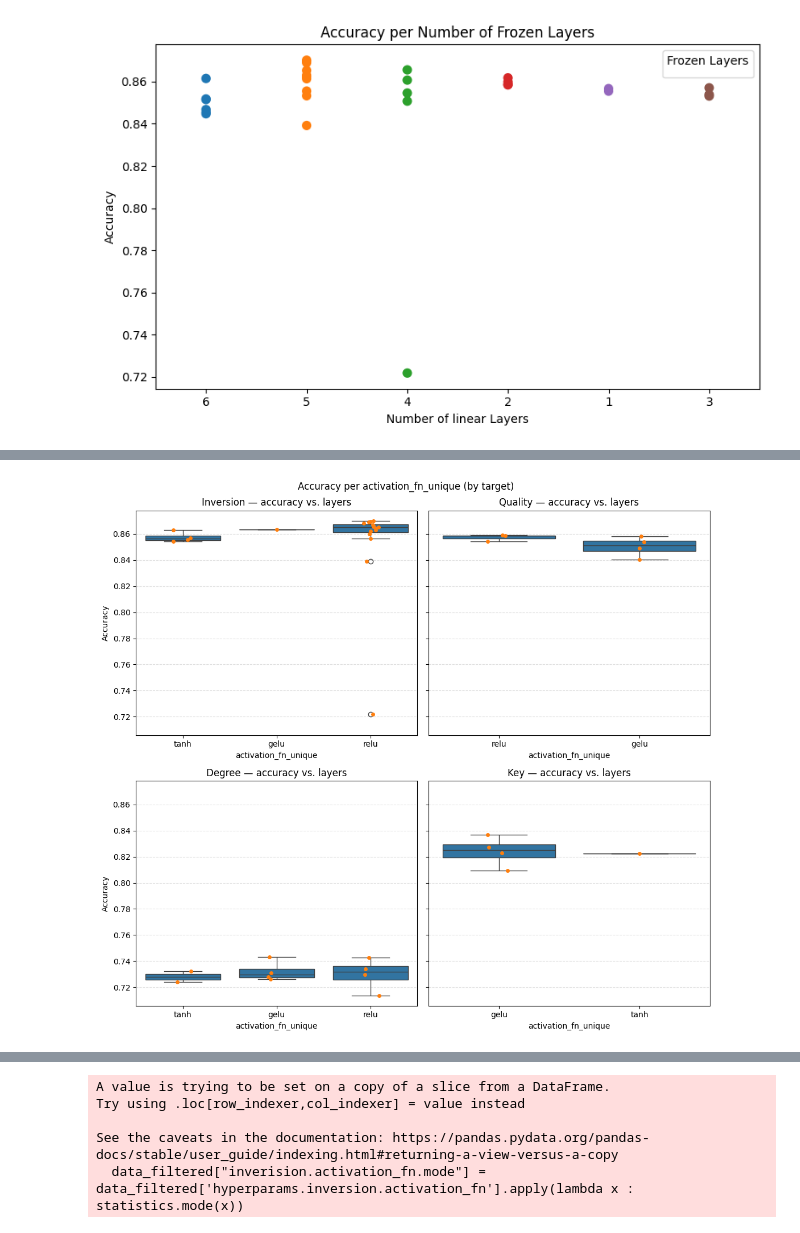
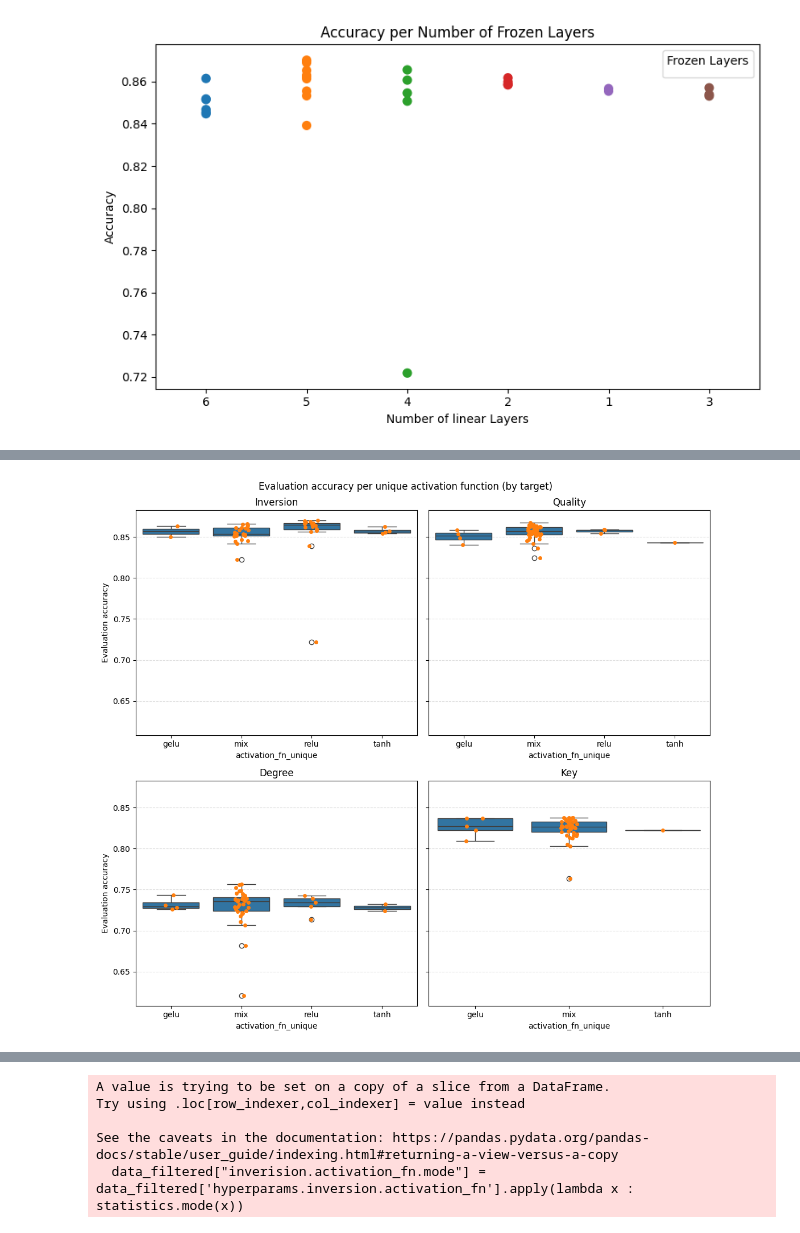
Before and after one commit to PulyaPolya/musicbert_hf, a Jupyter notebook: visualisations.ipynb, the cells around one changed output, grey strips where cells are left out. Drawn from its saved outputs; the diff is of its cells as text; code cells hidden in the pictures.

```diff
--- a/visualisations.ipynb
+++ b/visualisations.ipynb
@@ -200,18 +178,18 @@ y_pred_sorted = model.predict(x_sorted.reshape(-1, 1))
 
 # Compute rolling mean for trend line
 window = max(8, len(x) // 20)
-y_smooth = pd.Series(y[order]).rolling(window= 4, min_periods=4, center=True).mean()
+y_smooth = pd.Series(y[order]).rolling(window= 5, min_periods=4, center=True).mean()
 
 # Plot
 fig, ax = plt.subplots(figsize=(10, 5))
 ax.scatter(x, y, alpha=0.6, edgecolors='k', s=30)
-ax.plot(x_sorted, y_smooth, lw=2, label='Rolling Mean Trend')
-#ax.plot(x_sorted, y_pred_sorted, lw=2, label='Linear Regression Fit')
+ax.plot(x_sorted, y_smooth, lw=2, label='Rolling Mean Trend, window = 5')
+ax.plot(x_sorted, y_pred_sorted, lw=2, label='Linear Regression Fit')
 
 ax.set_xlabel("learning_rate")
-ax.set_ylabel("eval/accuracy")
-ax.set_title("Learning rate vs Eval/Accuracy with Linear Regression")
+ax.set_ylabel("Evaluation accuracy (average)")
+ax.set_title("Learning rate vs eval accuracy")
 ax.legend()
-
+plt.savefig("figures/learning_rate_vs_eval_acc.pdf", format="pdf", bbox_inches="tight")
 plt.show()
 # %% [output]
@@ -378,0 +336,10 @@ df_activation_array
+# %%
+def create_df_activation(df, target):
+    # Check if all activations are the same
+    def check_unique(v):
+        unique = set(v)
+        return list(unique)[0] if len(unique) == 1 else "mix"
+
+    df_target = df[[f"{target}.activation_fn", f"eval/{target}_accuracy"]].copy()
+    df_target[f"{target}.activation_fn_unique"] = df_target[f"{target}.activation_fn"].apply(check_unique)
+    return df_target
@@ -379,8 +356,9 @@ df_activation_array
 # %%
 df_activation_array = []
+df_not_unique_activatin_array = []
 targets = ["inversion", "quality", "primary_alteration_primary_degree_secondary_alteration_secondary_degree" , "key_pc_mode" ]
 for target in targets:
-    df_target = create_df_unique_activation (data_filtered,target)
+    df_target = create_df_activation (data_filtered,target)
     df_activation_array.append(df_target)
 parameter = "activation_fn_unique"
 suffix = ""
@@ -403,41 +381,43 @@ targets = [
         ("Key",
         [f"key_pc_mode.{parameter}{suffix}"],
         ["eval/key_pc_mode_accuracy"]),
     ]
 fig, axes = plt.subplots(2, 2, figsize=(11, 10), sharey=True)
 axes = axes.ravel()
 i = 0
 for ax, (name, layer_cands, acc_cands) in zip(axes, targets):
     layer_col = pick_col(df_activation_array[i], layer_cands)
     acc_col   = pick_col(df_activation_array[i], acc_cands)
 
     plot_df = df_activation_array[i].copy()
     plot_df[layer_col] = plot_df[layer_col].astype(str)
-
+    order = sorted(plot_df[layer_col].dropna().astype(str).unique())
+    #print(order)
     # Jittered points + per-layer mean trend
     if box:
-        sns.boxplot(data=plot_df, x=layer_col, y=acc_col, dodge=False, ax = ax)
+        sns.boxplot(data=plot_df, x=layer_col, y=acc_col, dodge=False, ax = ax, order = order)
         sns.stripplot(
             data=plot_df, x=layer_col, y=acc_col,
-             jitter=True, size=5, ax=ax
+             jitter=True, size=5, ax=ax, order = order
         )
     else:
         sns.stripplot(
             data=plot_df, x=layer_col, y=acc_col,
-             jitter=True, size=5, ax=ax
+             jitter=True, size=5, ax=ax, order = order
         )
 
     ax.set_xlabel(f"{parameter}")
-    ax.set_ylabel("Accuracy")
-    ax.set_title(f"{name} — accuracy vs. layers")
+    ax.set_ylabel("Evaluation accuracy")
+    ax.set_title(f"{name}")
     ax.grid(True, axis='y', linestyle='--', alpha=0.4)
     i += 1
 
-fig.suptitle(f"Accuracy per {parameter} (by target)", y=0.98)
+fig.suptitle(f"Evaluation accuracy per unique activation function (by target)", y=0.98)
 plt.tight_layout()
+plt.savefig(f"figures/unique_activation_function_vs_eval_acc.pdf", format="pdf", bbox_inches="tight")
 plt.show()
 # %% [output]
-[figure, old version]
+[figure, new version]
 # %%
 import seaborn as sns
 import matplotlib.pyplot as plt
```
Also changed, not shown: parts of 16 cells of this notebook.
